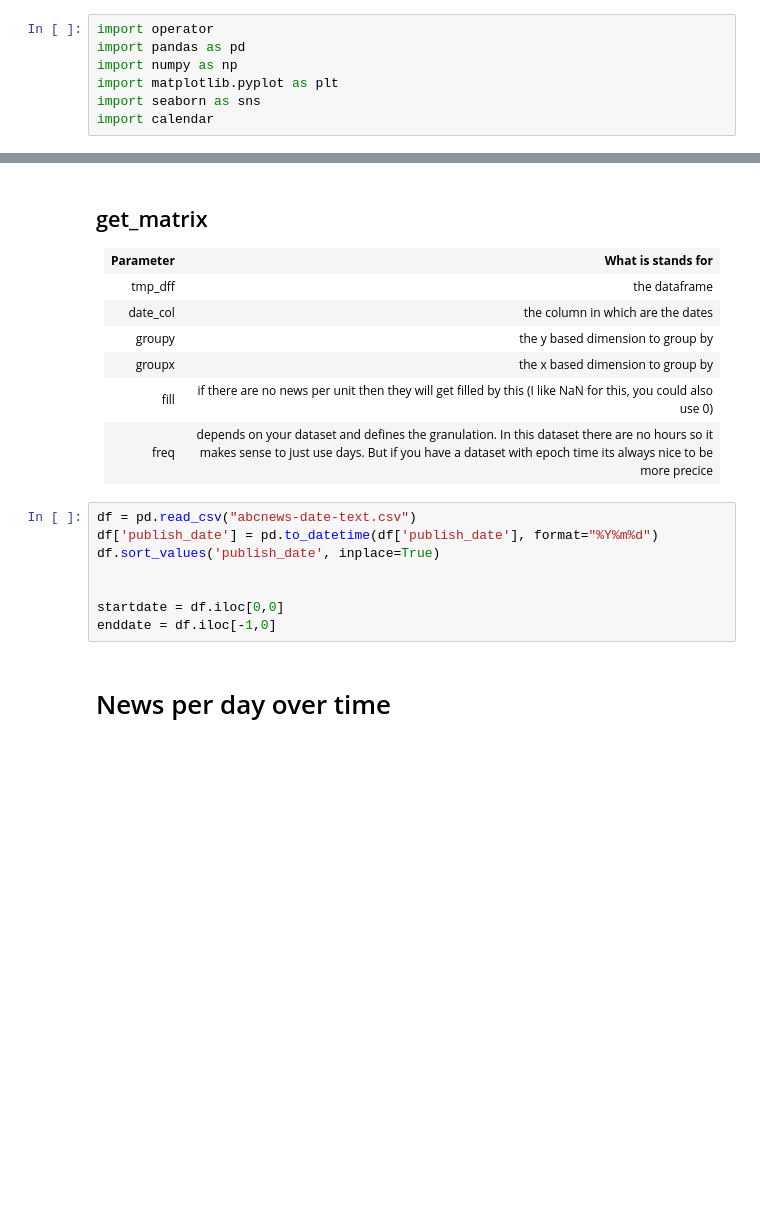
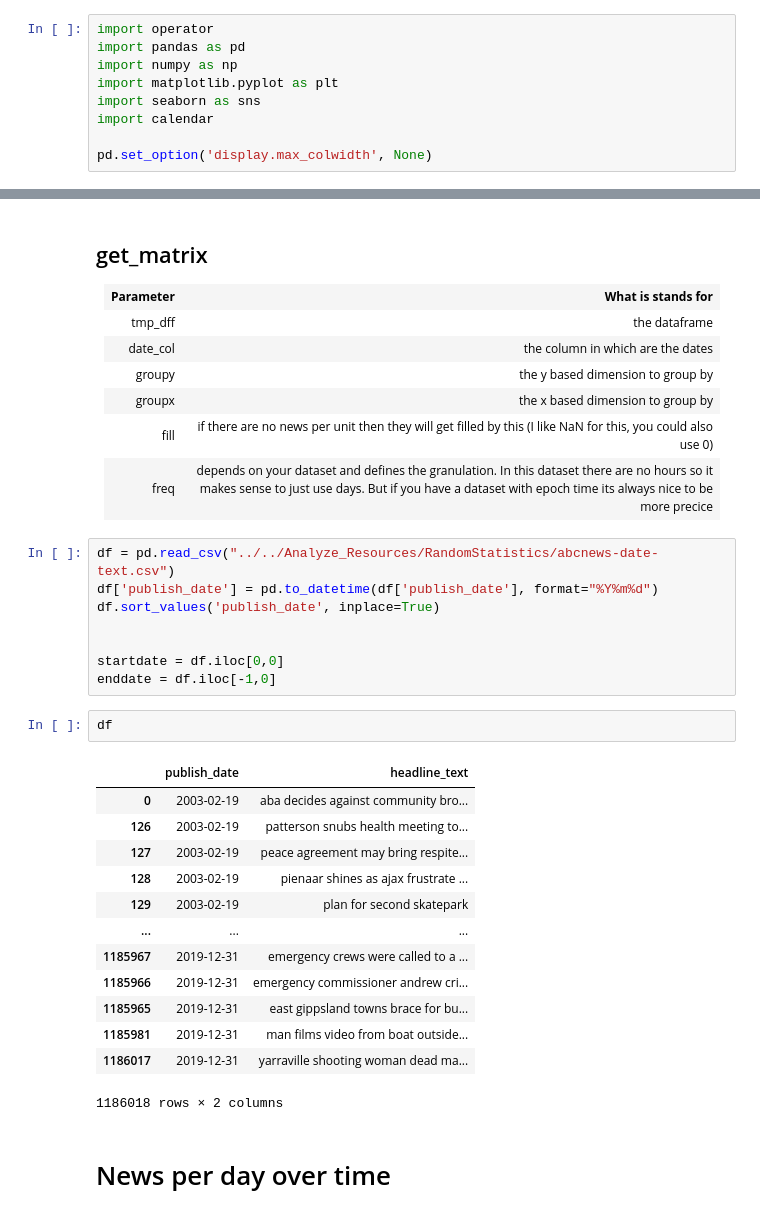
Before and after one commit to Emporea/newsfunction, a Jupyter notebook: python_func.ipynb, the cells around one changed output, grey strips where cells are left out. Saved outputs shown, nothing was run; the diff lists cells and outputs as text; blank space fills up the shorter version.

```diff
--- a/python_func.ipynb
+++ b/python_func.ipynb
@@ -9,6 +9,8 @@ import numpy as np
 import matplotlib.pyplot as plt
 import seaborn as sns
 import calendar
+
+pd.set_option('display.max_colwidth', None)
 # %%
 def get_attr(tmp_df, col, tmp_str):
     return operator.attrgetter(tmp_str)(tmp_df[col])
@@ -91,13 +93,29 @@ def heatmap(tmp_matrix, text=False, center = None, size=(10,5)):
 </tbody>
 </table>
 # %%
-df = pd.read_csv("abcnews-date-text.csv")
+df = pd.read_csv("../../Analyze_Resources/RandomStatistics/abcnews-date-text.csv")
 df['publish_date'] = pd.to_datetime(df['publish_date'], format="%Y%m%d")
 df.sort_values('publish_date', inplace=True)
 
 
 startdate = df.iloc[0,0]
 enddate = df.iloc[-1,0]
+# %%
+df
+# %% [output]
+|  | publish_date | headline_text |
+| 0 | 2003-02-19 | aba decides against community bro... |
+| 126 | 2003-02-19 | patterson snubs health meeting to... |
+| 127 | 2003-02-19 | peace agreement may bring respite... |
+| 128 | 2003-02-19 | pienaar shines as ajax frustrate ... |
+| 129 | 2003-02-19 | plan for second skatepark |
+| ... | ... | ... |
+| 1185967 | 2019-12-31 | emergency crews were called to a ... |
+| 1185966 | 2019-12-31 | emergency commissioner andrew cri... |
+| 1185965 | 2019-12-31 | east gippsland towns brace for bu... |
+| 1185981 | 2019-12-31 | man films video from boat outside... |
+| 1186017 | 2019-12-31 | yarraville shooting woman dead ma... |
+1186018 rows × 2 columns
 # %% [markdown]
 <h1>News per day over time</h1>
 # %%
```
